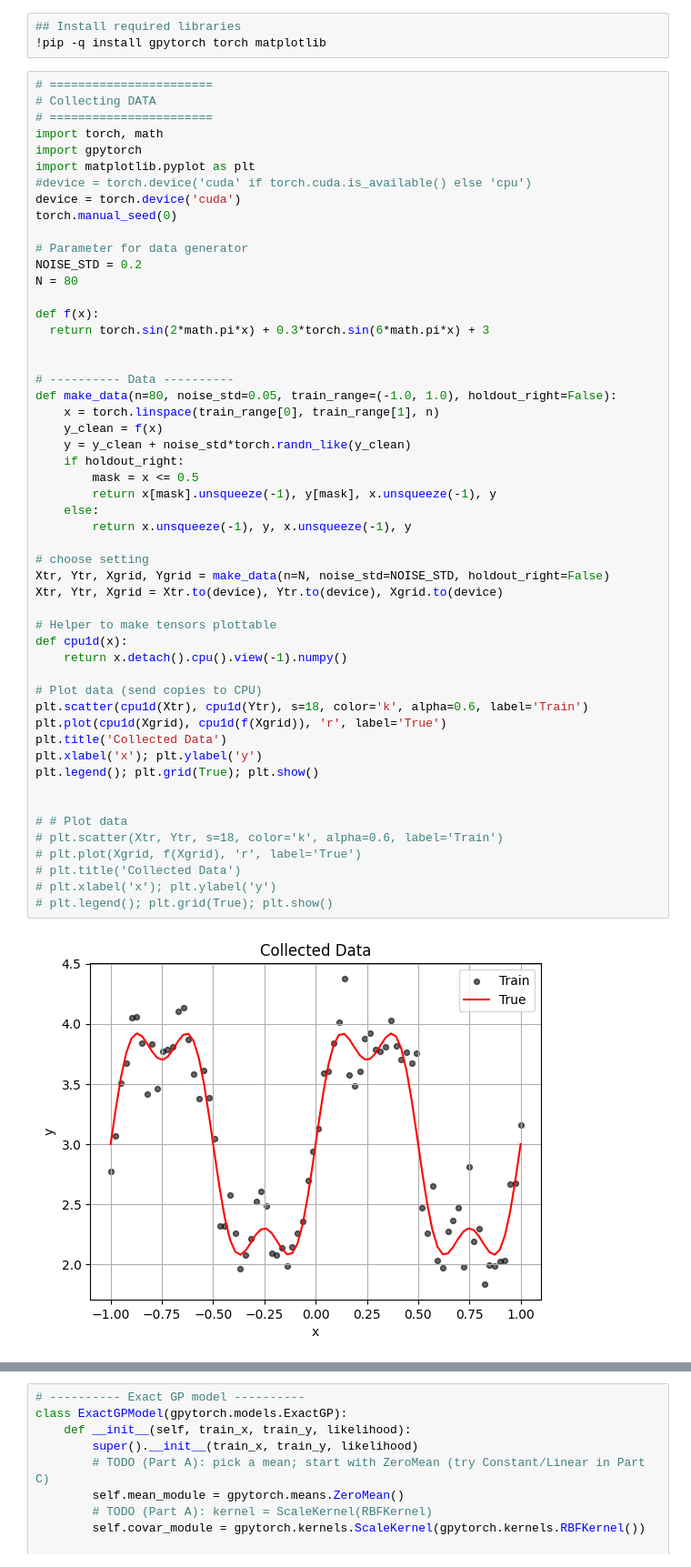
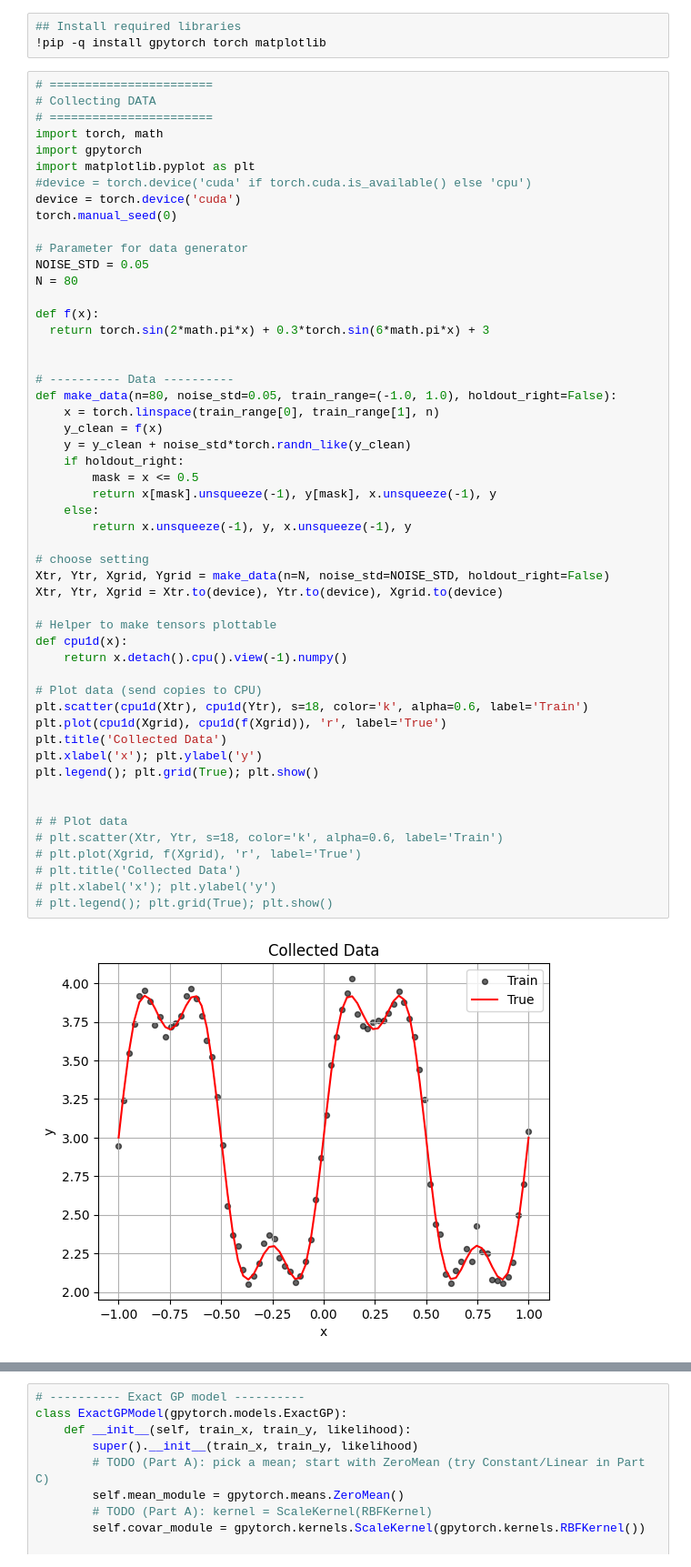
Before and after one commit to JuanCarlos-TiqueRangel/Reinforcement_Learning, a Jupyter notebook: lab7_mbrl.ipynb, the cells around one changed output, grey strips where cells are left out. Shown at 91% size. Cells and saved outputs as stored; diff of their text form.

```diff
--- a/lab7_mbrl.ipynb
+++ b/lab7_mbrl.ipynb
@@ -93,7 +93,7 @@ device = torch.device('cuda')
 torch.manual_seed(0)
 
 # Parameter for data generator
-NOISE_STD = 0.2
+NOISE_STD = 0.05
 N = 80
 
 def f(x):
@@ -107,31 +107,31 @@ def make_data(n=80, noise_std=0.05, train_range=(-1.0, 1.0), holdout_right=False
     y = y_clean + noise_std*torch.randn_like(y_clean)
     if holdout_right:
         mask = x <= 0.5
         return x[mask].unsqueeze(-1), y[mask], x.unsqueeze(-1), y
     else:
         return x.unsqueeze(-1), y, x.unsqueeze(-1), y
 
 # choose setting
 Xtr, Ytr, Xgrid, Ygrid = make_data(n=N, noise_std=NOISE_STD, holdout_right=False)
 Xtr, Ytr, Xgrid = Xtr.to(device), Ytr.to(device), Xgrid.to(device)
 
 # Helper to make tensors plottable
 def cpu1d(x):
     return x.detach().cpu().view(-1).numpy()
 
 # Plot data (send copies to CPU)
 plt.scatter(cpu1d(Xtr), cpu1d(Ytr), s=18, color='k', alpha=0.6, label='Train')
 plt.plot(cpu1d(Xgrid), cpu1d(f(Xgrid)), 'r', label='True')
 plt.title('Collected Data')
 plt.xlabel('x'); plt.ylabel('y')
 plt.legend(); plt.grid(True); plt.show()
 
 
 # # Plot data
 # plt.scatter(Xtr, Ytr, s=18, color='k', alpha=0.6, label='Train')
 # plt.plot(Xgrid, f(Xgrid), 'r', label='True')
 # plt.title('Collected Data')
 # plt.xlabel('x'); plt.ylabel('y')
 # plt.legend(); plt.grid(True); plt.show()
 # %% [output]
-[figure, old version]
+[figure, new version]
```
Also changed, not shown: parts of 10 cells of this notebook, 3 other files.
